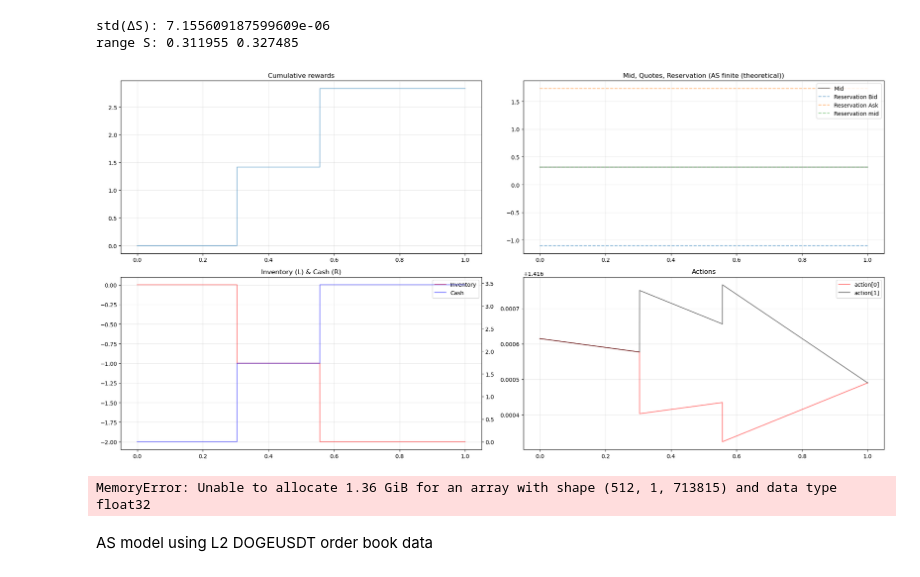
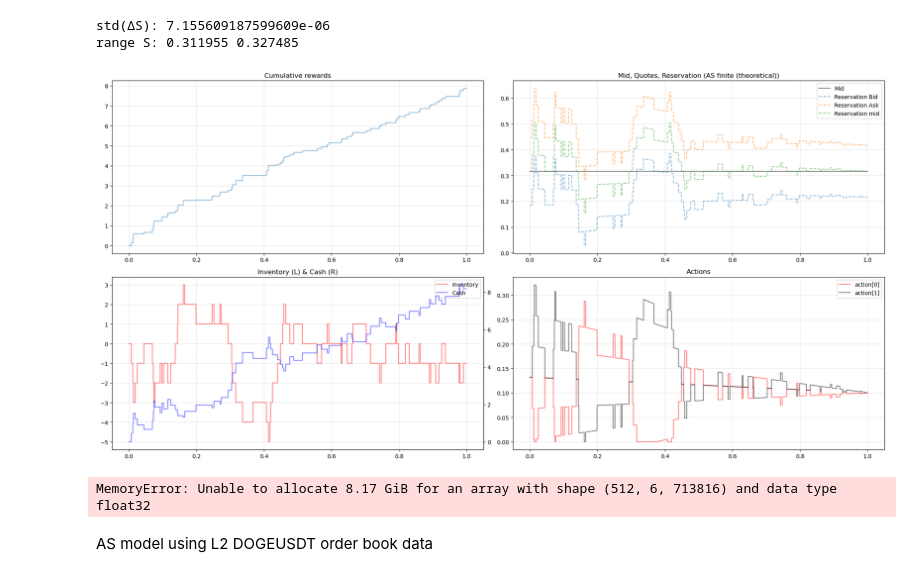
Before and after one commit to AA-ron2/Thesis_AI4Trading, a Jupyter notebook: test.ipynb, the cells around one changed output. Drawn from its saved outputs; the diff is of its cells as text; code cells hidden in the pictures.

```diff
--- a/test.ipynb
+++ b/test.ipynb
@@ -205,31 +218,31 @@ print("range S:", midprice.min(), midprice.max())
 std(ΔS): 7.155609187599609e-06
 range S: 0.311955 0.327485
 # %%
-SEED, T, s0, sigma, A, k_fill, N = 42, 1.0, 100, 0.5, 1.833872503969443, 0.7054706140489642, 1
+SEED, T, s0, sigma, A, k_fill, N = 42, 1.0, 100, 8, 40, 10, 1
 M = len(midprice)
 dt = T / M
 
 mid = MarketReplay(midprice, sigma, num_traj=N, dt=dt, T=T, seed=SEED)
 arr = PoissonArrivals(A, A, num_traj=N, dt=dt, T=T, seed=SEED)
 # fill = exp_fill_prob(half_spreads=2, k=k_fill)
 dyn = LimitOrderDynamics(mid, arr, fill_k=k_fill, max_depth=20.0)
 
 # Single-trajectory plotting (RL-style)
 env = TradingEnv(dynamics=dyn, T=T, M=M, seed=SEED, return_vectorized=False)
 agent = AvellanedaStoikovAgent(env, gamma=0.001)
 plot_trajectory(env, agent, show_reservation=True)
 
 # Batch stats & PnL hist (vectorized episode)
 mid = BrownianMidprice(s0, sigma, num_traj=512, dt=dt, T=T, seed=SEED)
 arr = PoissonArrivals(A, A, num_traj=512, dt=dt, T=T, seed=SEED)
 dyn = LimitOrderDynamics(mid, arr, fill_k=k_fill, max_depth=20.0)
 env_vec = TradingEnv(dynamics=dyn, T=T, M=M, seed=SEED, return_vectorized=True)
 agent = AvellanedaStoikovAgent(env_vec, gamma=0.1)
 results, fig, totals = generate_results_table_and_hist(env_vec, agent)
 print(results)
 # %% [output]
-[figure, old version]
+[figure, new version]
-MemoryError: Unable to allocate 1.36 GiB for an array with shape (512, 1, 713815) and data type float32
+MemoryError: Unable to allocate 8.17 GiB for an array with shape (512, 6, 713816) and data type float32
 # %%
 SEED, T, M, s0, sigma, A, k_fill, N = 42, 1.0, 200, 0.316, 2, 7, 0.18, 1
 dt = T / M
```
Also changed, not shown: parts of 1 cell of this notebook, 8 other files.
